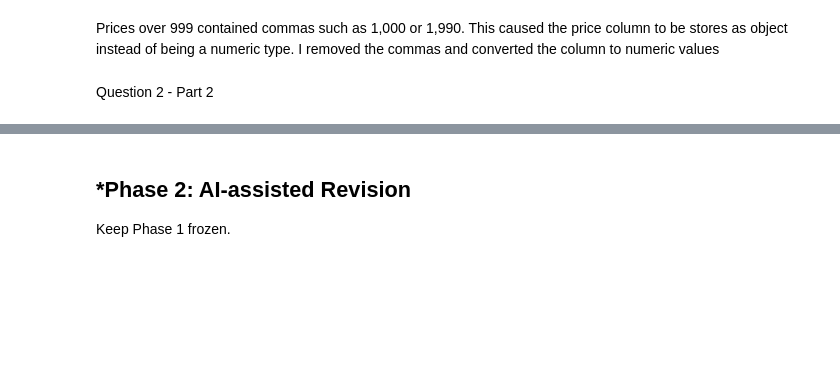
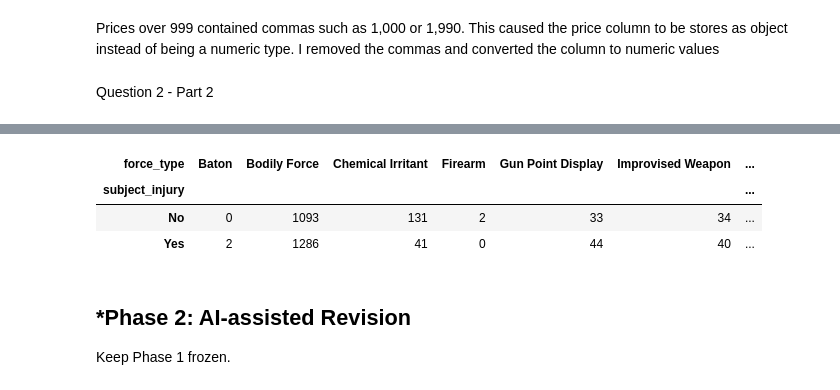
Before and after one commit to raffaellaalpaca-ai/A01-data-wrangling, a Jupyter notebook: notebook.ipynb, the cells around one changed output, grey strips where cells are left out. Saved outputs shown, nothing was run; the diff lists cells and outputs as text; code cells hidden in the pictures; blank space fills up the shorter version.

```diff
--- a/notebook.ipynb
+++ b/notebook.ipynb
@@ -132,3 +154,11 @@ Question 2 - Part 2
+# %%
+#before deciding what to do with missing values, im gonna check if related to force_type
+pd.crosstab(police['subject_injury'], police['force_type'])
+# %% [output]
+| force_type | Baton | Bodily Force | Chemical Irritant | Firearm | Gun Point Display | Improvised Weapon | ... |
+| subject_injury |  |  |  |  |  |  | ... |
+| No | 0 | 1093 | 131 | 2 | 33 | 34 | ... |
+| Yes | 2 | 1286 | 41 | 0 | 44 | 40 | ... |
 # %% [markdown]
 ## *Phase 2: AI-assisted Revision
 Keep Phase 1 frozen.
```
Also changed, not shown: parts of 3 cells of this notebook.
